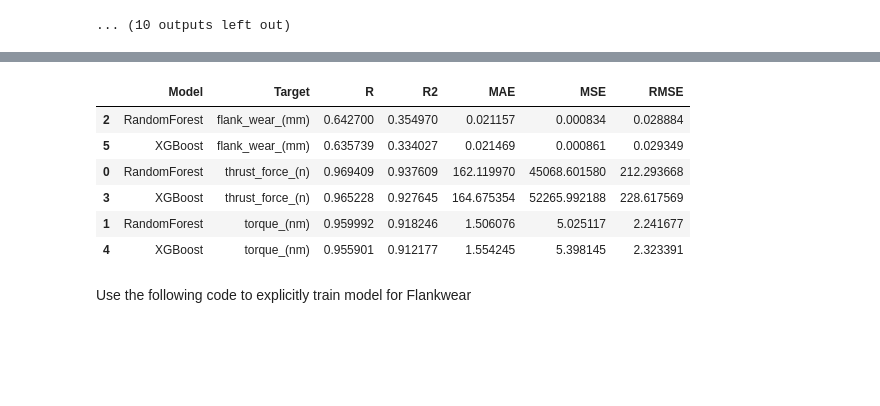
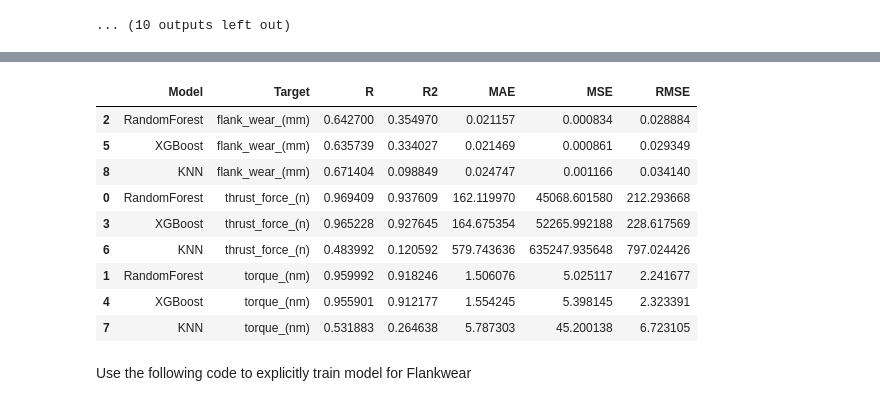
Before and after one commit to HrisheetaRoy/Drilling_Machining_Criteria_Prediction, a Jupyter notebook: eda/eda.ipynb, the cells around one changed output, grey strips where cells are left out. Cells and saved outputs as stored; diff of their text form; code cells hidden in the pictures; blank space fills up the shorter version.

```diff
--- a/eda/eda.ipynb
+++ b/eda/eda.ipynb
@@ -211,31 +198,34 @@ for model_name, model_metrics in metrics.items():
 # %%
 import pandas as pd
 
 rows = []
 
 for model_name, model_metrics in metrics.items():
     for i, target in enumerate(y.columns):
         row = {
             'Model': model_name,
             'Target': target,
-            'R': model_metrics['R'][i],
-            'R2': model_metrics['R2'][i],
-            'MAE': model_metrics['MAE'][i],
-            'MSE': model_metrics['MSE'][i],
-            'RMSE': model_metrics['RMSE'][i]
+            'R': model_metrics.get('R', [None]*len(y.columns))[i],
+            'R2': model_metrics.get('R2', [None]*len(y.columns))[i],
+            'MAE': model_metrics.get('MAE', [None]*len(y.columns))[i],
+            'MSE': model_metrics.get('MSE', [None]*len(y.columns))[i],
+            'RMSE': model_metrics.get('RMSE', [None]*len(y.columns))[i]
         }
         rows.append(row)
 
 summary_df = pd.DataFrame(rows)
 display(summary_df.sort_values(by='Target'))
 # %% [output]
 |  | Model | Target | R | R2 | MAE | MSE | RMSE |
 | 2 | RandomForest | flank_wear_(mm) | 0.642700 | 0.354970 | 0.021157 | 0.000834 | 0.028884 |
 | 5 | XGBoost | flank_wear_(mm) | 0.635739 | 0.334027 | 0.021469 | 0.000861 | 0.029349 |
+| 8 | KNN | flank_wear_(mm) | 0.671404 | 0.098849 | 0.024747 | 0.001166 | 0.034140 |
 | 0 | RandomForest | thrust_force_(n) | 0.969409 | 0.937609 | 162.119970 | 45068.601580 | 212.293668 |
 | 3 | XGBoost | thrust_force_(n) | 0.965228 | 0.927645 | 164.675354 | 52265.992188 | 228.617569 |
+| 6 | KNN | thrust_force_(n) | 0.483992 | 0.120592 | 579.743636 | 635247.935648 | 797.024426 |
 | 1 | RandomForest | torque_(nm) | 0.959992 | 0.918246 | 1.506076 | 5.025117 | 2.241677 |
 | 4 | XGBoost | torque_(nm) | 0.955901 | 0.912177 | 1.554245 | 5.398145 | 2.323391 |
+| 7 | KNN | torque_(nm) | 0.531883 | 0.264638 | 5.787303 | 45.200138 | 6.723105 |
 # %% [markdown]
 Use the following code to explicitly train model for Flankwear
 # %%
```
Also changed, not shown: parts of 5 cells of this notebook.
